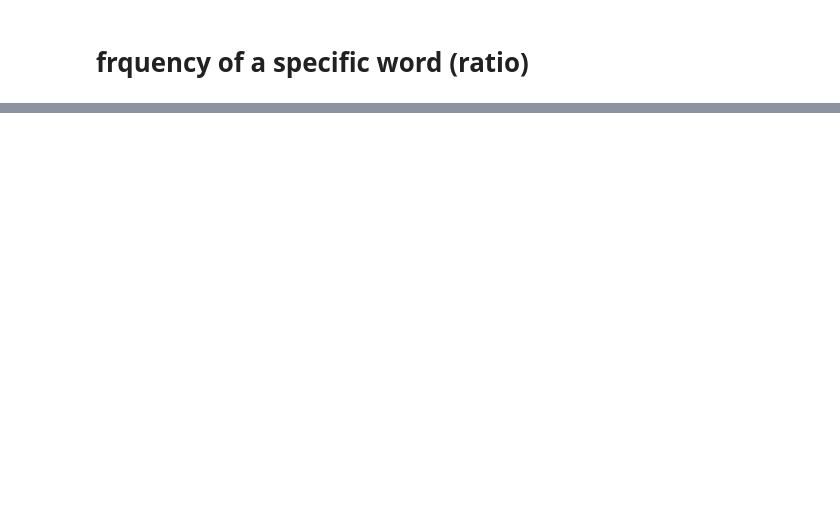
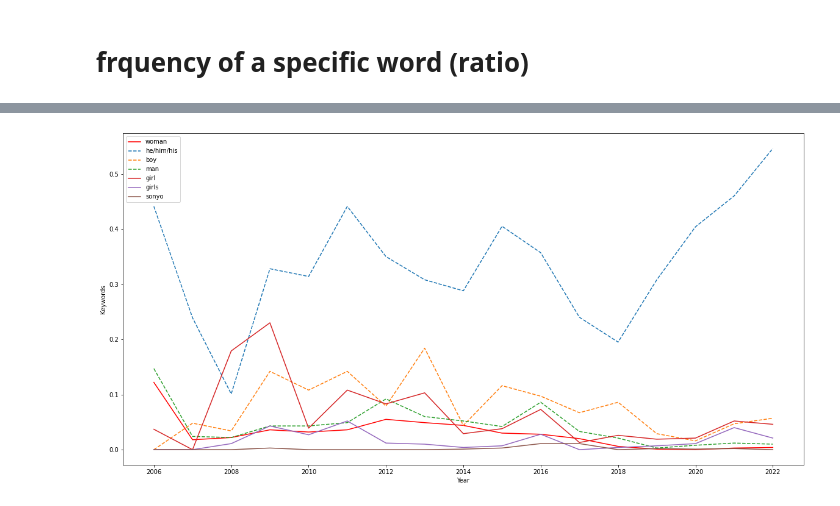
Before and after one commit to JiwonGigiShin/kpop_analysis, a Jupyter notebook: word_frequency_by_year.ipynb, the cells around one changed output, grey strips where cells are left out. Cells and saved outputs as stored; diff of their text form; code cells hidden in the pictures; blank space fills up the shorter version.

```diff
--- a/word_frequency_by_year.ipynb
+++ b/word_frequency_by_year.ipynb
@@ -310,3 +279,0 @@ by_year
-# %%
-by_year['money'] = by_year.cleaned_lyrics.apply(lambda x: word_by_years(x, "money"))
-by_year
@@ -332,3 +279,0 @@ by_year
-# %%
-by_year['oppa'] = by_year.cleaned_lyrics.apply(lambda x: word_by_years(x, "오빠"))
-by_year
@@ -354,3 +279,0 @@ by_year
-# %%
-by_year['want'] = by_year.cleaned_lyrics.apply(lambda x: word_by_years(x, "wan"))
-by_year
@@ -449,0 +305,3 @@ num_of_love_2022 / len(df_2022_2) *100
+# %%
+keywords_df = by_year.drop(columns=['cleaned_lyrics', 'trans_lyrics']).iloc[:-1,:]
+keywords_df
@@ -449,0 +328,27 @@ num_of_love_2022 / len(df_2022_2) *100
+# %%
+import matplotlib.pyplot as plt
+import matplotlib as mpl
+import numpy as np
+from pandas import DataFrame
+
+plt.figure(figsize = (20,10))
+# plt.plot(keywords_df['love'], label = 'love', color = 'pink')
+# plt.plot(keywords_df['kiss'], label = 'kiss')
+# plt.plot(keywords_df['touch'], label = 'touch')
+# plt.plot(keywords_df['like'], label = 'like')
+plt.plot(keywords_df['woman'], color='red', label = 'woman')
+
+plt.plot(keywords_df['he/him/his'], linestyle='dashed', label = 'he/him/his')
+plt.plot(keywords_df['boy'], linestyle='dashed', label = 'boy')
+plt.plot(keywords_df['man'], linestyle='dashed', label = 'man')
+# plt.plot(keywords_df['want'], label='want')
+plt.plot(keywords_df['girl'], label = 'girl')
+plt.plot(keywords_df['girls'], label = 'girls')
+plt.plot(keywords_df['so-nyo'], label = 'sonyo')
+
+plt.legend(loc='upper left')
+plt.xlabel("Year")
+plt.ylabel("Keywords")
+plt.show()
+# %% [output]
+[figure, added]
```
Also changed, not shown: parts of 32 cells of this notebook.
